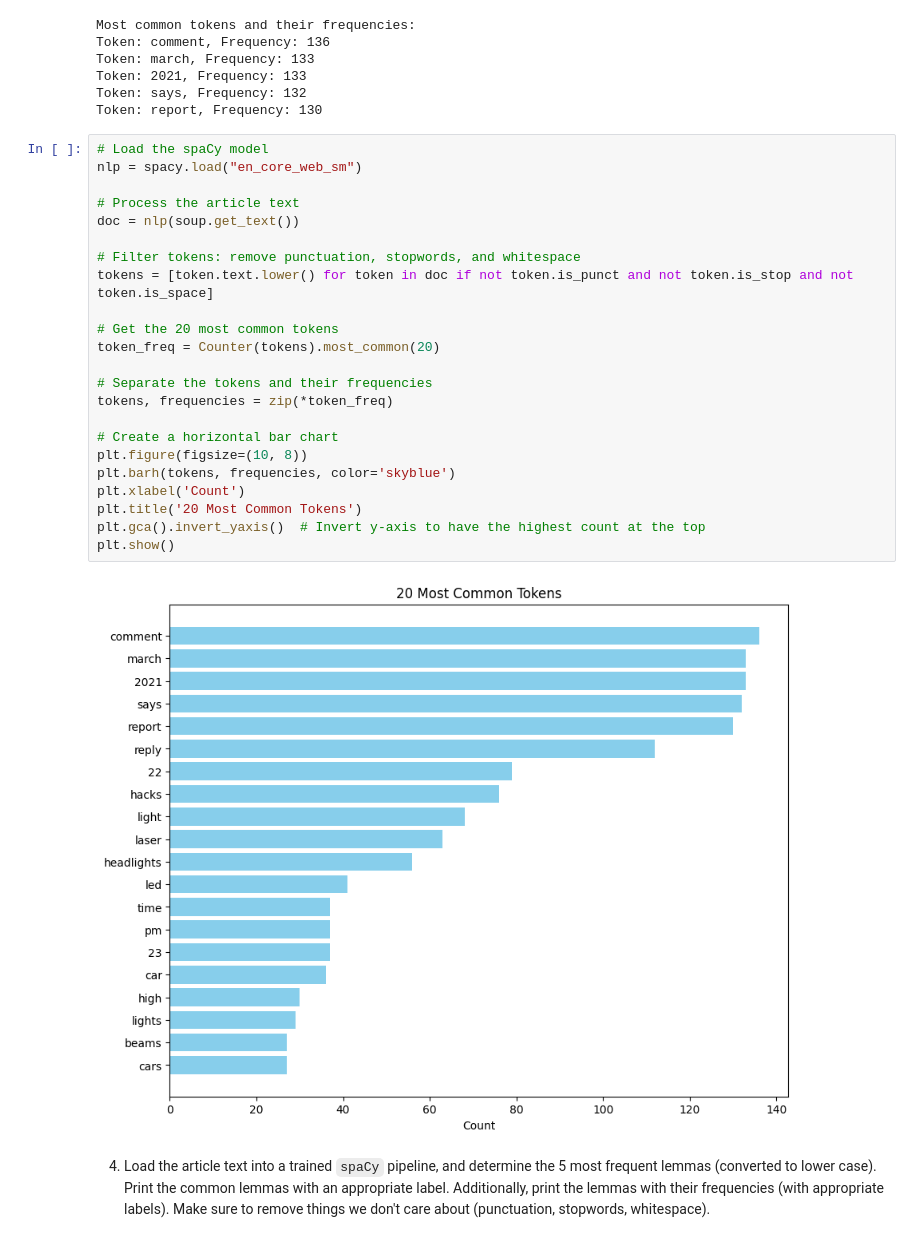
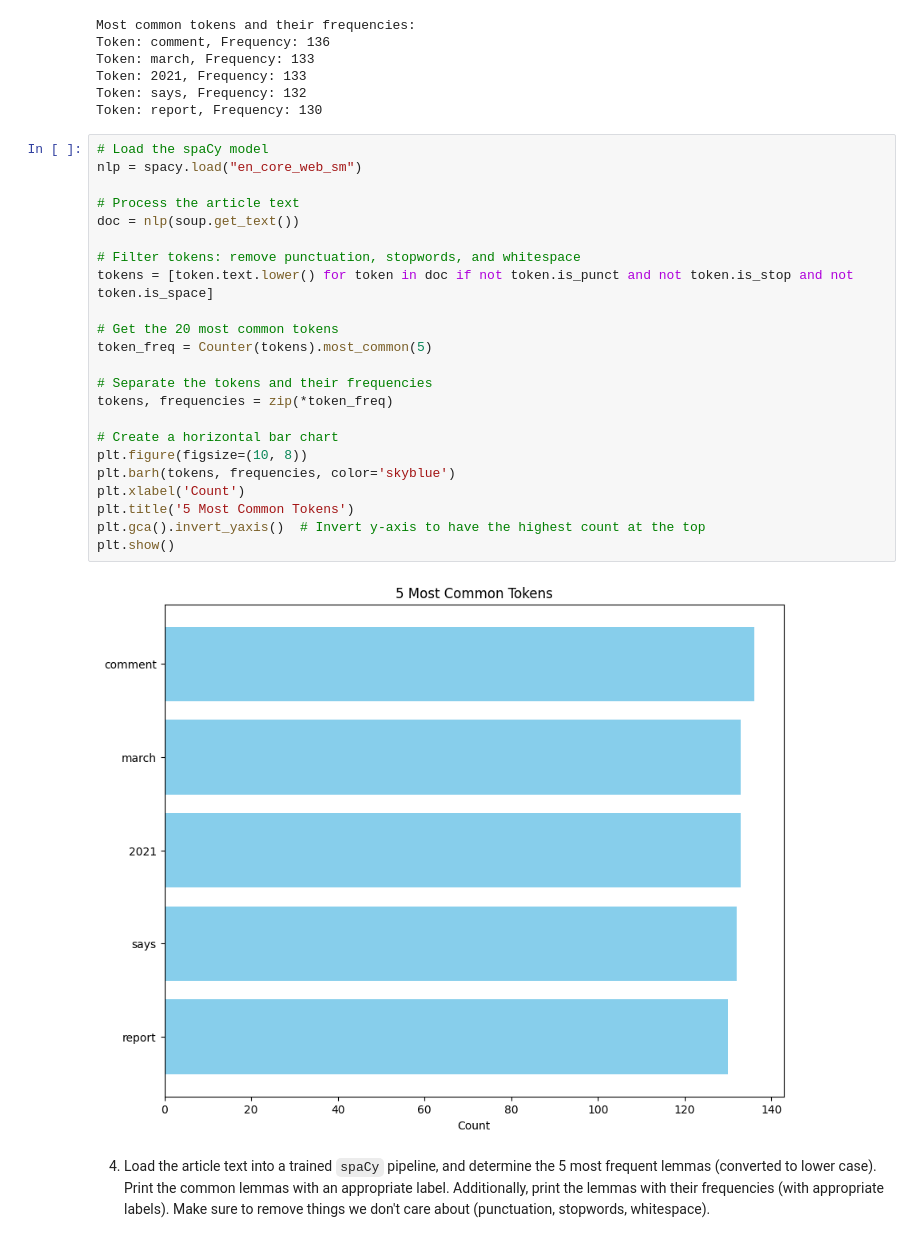
Before and after one commit to drpafowler/web-scraping-philip, a Jupyter notebook: web-scraping.ipynb, the cells around one changed output. Saved outputs shown, nothing was run; the diff lists cells and outputs as text.

```diff
--- a/web-scraping.ipynb
+++ b/web-scraping.ipynb
@@ -89,28 +89,28 @@ Token: report, Frequency: 130
 # %%
 # Load the spaCy model
 nlp = spacy.load("en_core_web_sm")
 
 # Process the article text
 doc = nlp(soup.get_text())
 
 # Filter tokens: remove punctuation, stopwords, and whitespace
 tokens = [token.text.lower() for token in doc if not token.is_punct and not token.is_stop and not token.is_space]
 
 # Get the 20 most common tokens
-token_freq = Counter(tokens).most_common(20)
+token_freq = Counter(tokens).most_common(5)
 
 # Separate the tokens and their frequencies
 tokens, frequencies = zip(*token_freq)
 
 # Create a horizontal bar chart
 plt.figure(figsize=(10, 8))
 plt.barh(tokens, frequencies, color='skyblue')
 plt.xlabel('Count')
-plt.title('20 Most Common Tokens')
+plt.title('5 Most Common Tokens')
 plt.gca().invert_yaxis()  # Invert y-axis to have the highest count at the top
 plt.show()
 # %% [output]
-[figure, old version]
+[figure, new version]
 # %% [markdown]
 4. Load the article text into a trained `spaCy` pipeline, and determine the 5 most frequent lemmas (converted to lower case).  Print the common lemmas with an appropriate label.  Additionally, print the lemmas with their frequencies (with appropriate labels). Make sure to remove things we don't care about (punctuation, stopwords, whitespace).
 # %%
```
Also changed, not shown: parts of 3 cells of this notebook, 1 other file.
